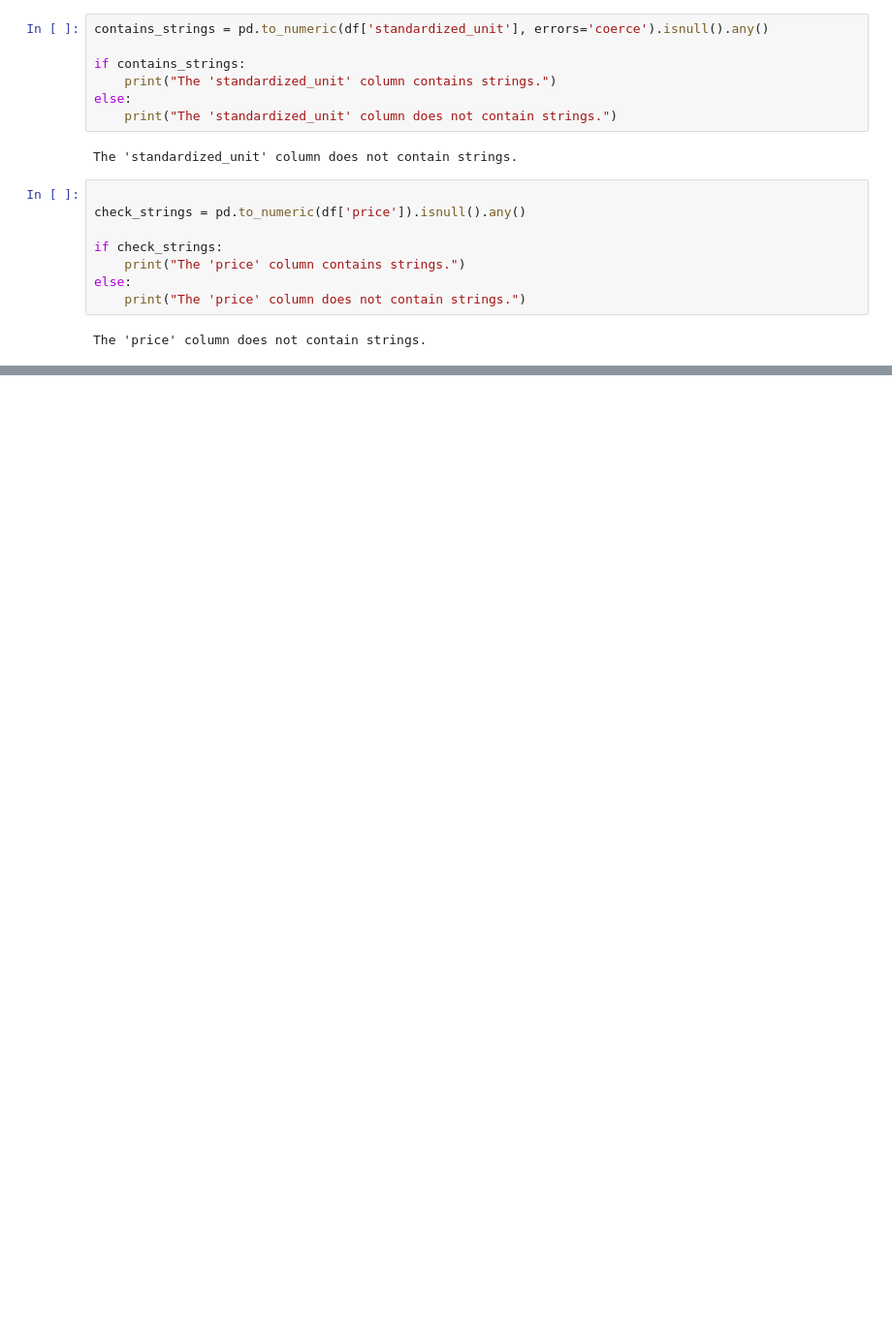
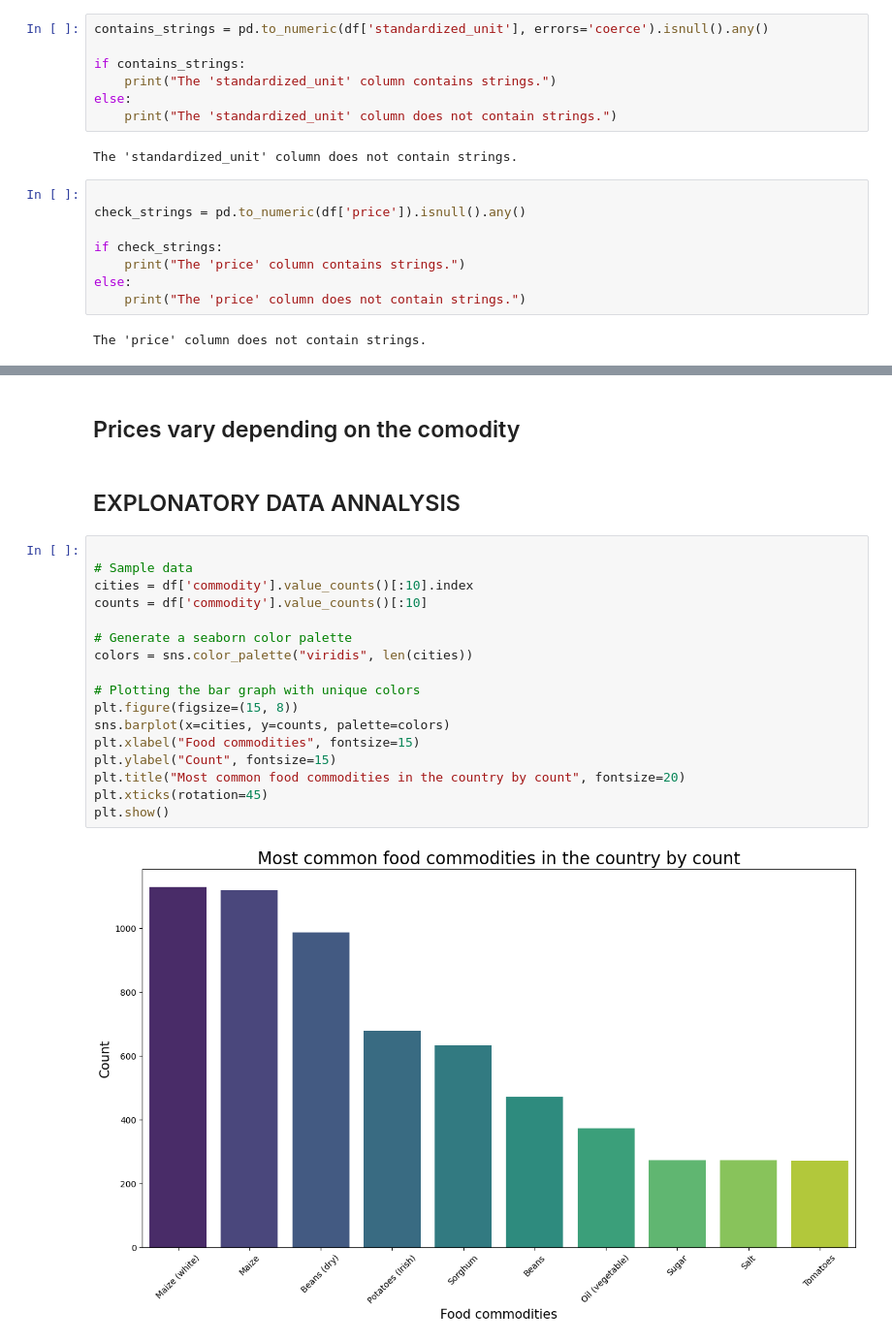
Before and after one commit to tommwambire/Sourcing-Pricing-Strategy-Optimization, a Jupyter notebook: project_notebook.ipynb, the cells around one changed output, grey strips where cells are left out. Shown at 97% size. Saved outputs shown, nothing was run; the diff lists cells and outputs as text; blank space fills up the shorter version.

```diff
--- a/project_notebook.ipynb
+++ b/project_notebook.ipynb
@@ -280,0 +467,23 @@ The column price_per_standard_unit was created to ensure every item is on the sa
+# %% [markdown]
+## Prices vary depending on the comodity
+# %% [markdown]
+## EXPLONATORY DATA ANNALYSIS
+# %%
+
+# Sample data
+cities = df['commodity'].value_counts()[:10].index
+counts = df['commodity'].value_counts()[:10]
+
+# Generate a seaborn color palette
+colors = sns.color_palette("viridis", len(cities))
+
+# Plotting the bar graph with unique colors
+plt.figure(figsize=(15, 8))
+sns.barplot(x=cities, y=counts, palette=colors)
+plt.xlabel("Food commodities", fontsize=15)
+plt.ylabel("Count", fontsize=15)
+plt.title("Most common food commodities in the country by count", fontsize=20)
+plt.xticks(rotation=45)
+plt.show()
+# %% [output]
+[figure, added]
```
Also changed, not shown: parts of 43 cells of this notebook.
